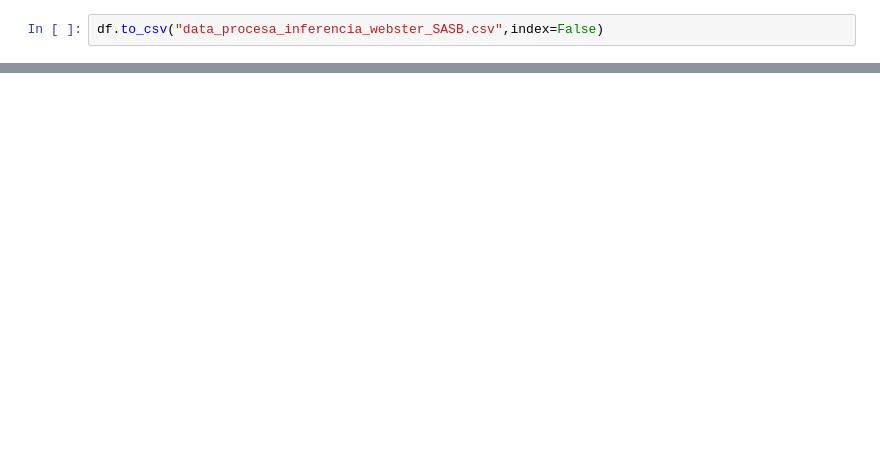
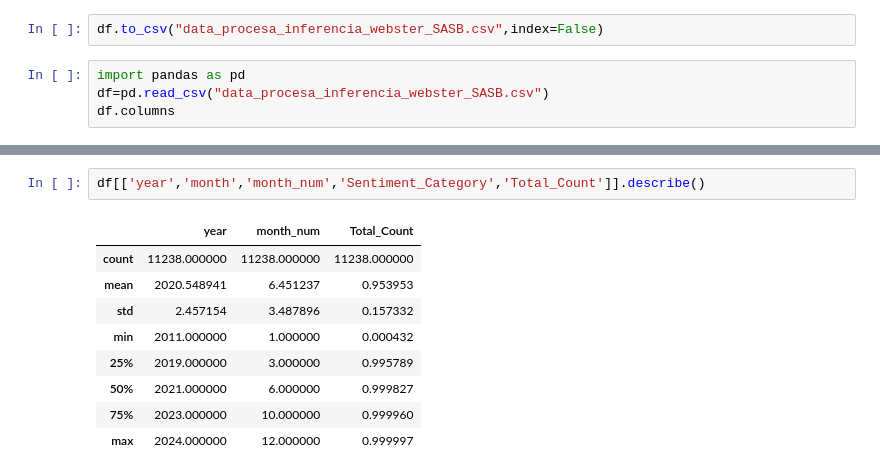
Before and after one commit to SSIndex/MonitorSSINDEX, a Jupyter notebook: DashMonitor/data/Untitled.ipynb, the cells around one changed output, grey strips where cells are left out. Drawn from its saved outputs; the diff is of its cells as text; blank space fills up the shorter version.

```diff
--- a/DashMonitor/data/Untitled.ipynb
+++ b/DashMonitor/data/Untitled.ipynb
@@ -72,2 +93,6 @@ df["state"] = df["state"].map(state_abbrev)
 # %%
 df.to_csv("data_procesa_inferencia_webster_SASB.csv",index=False)
+# %%
+import pandas as pd
+df=pd.read_csv("data_procesa_inferencia_webster_SASB.csv")
+df.columns
@@ -73,0 +108,12 @@ df.to_csv("data_procesa_inferencia_webster_SASB.csv",index=False)
+# %%
+df[['year','month','month_num','Sentiment_Category','Total_Count']].describe()
+# %% [output]
+|  | year | month_num | Total_Count |
+| count | 11238.000000 | 11238.000000 | 11238.000000 |
+| mean | 2020.548941 | 6.451237 | 0.953953 |
+| std | 2.457154 | 3.487896 | 0.157332 |
+| min | 2011.000000 | 1.000000 | 0.000432 |
+| 25% | 2019.000000 | 3.000000 | 0.995789 |
+| 50% | 2021.000000 | 6.000000 | 0.999827 |
+| 75% | 2023.000000 | 10.000000 | 0.999960 |
+| max | 2024.000000 | 12.000000 | 0.999997 |
```
Also changed, not shown: parts of 10 cells of this notebook, 2 other files.
